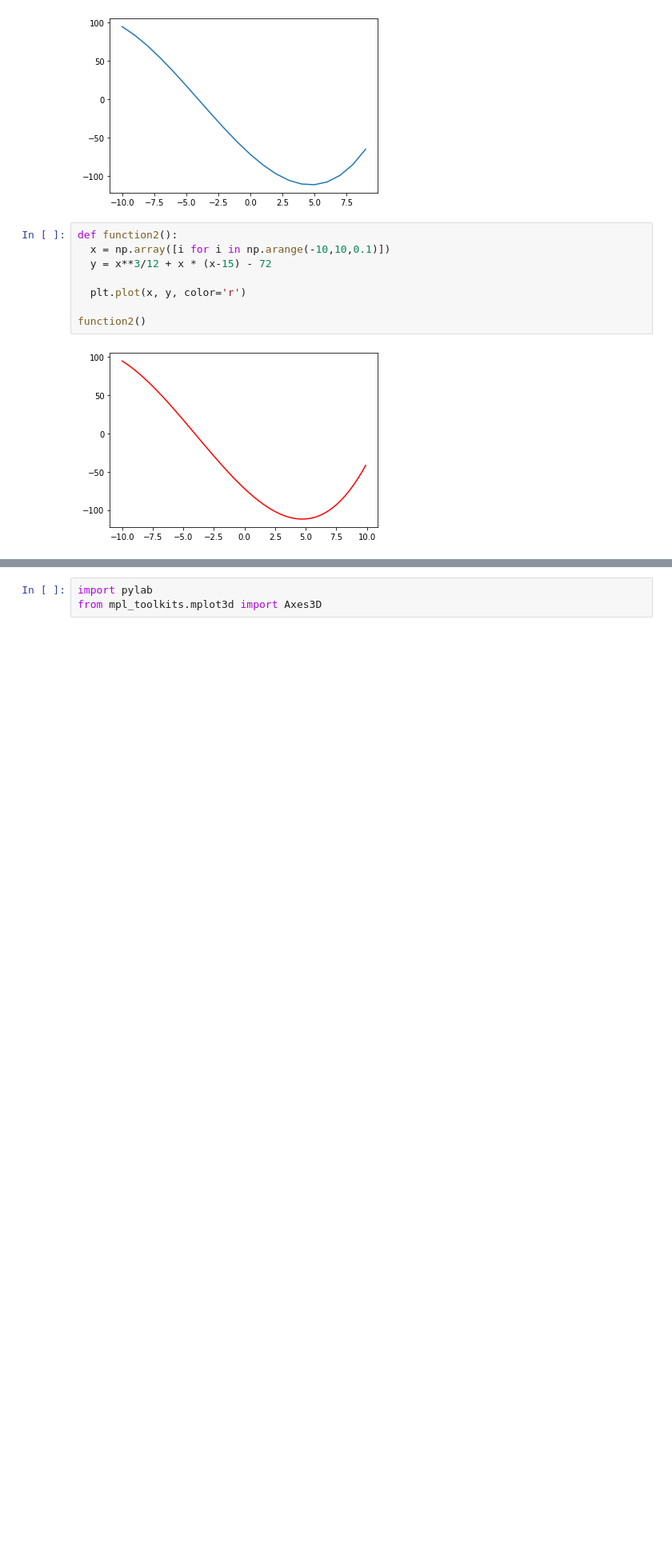
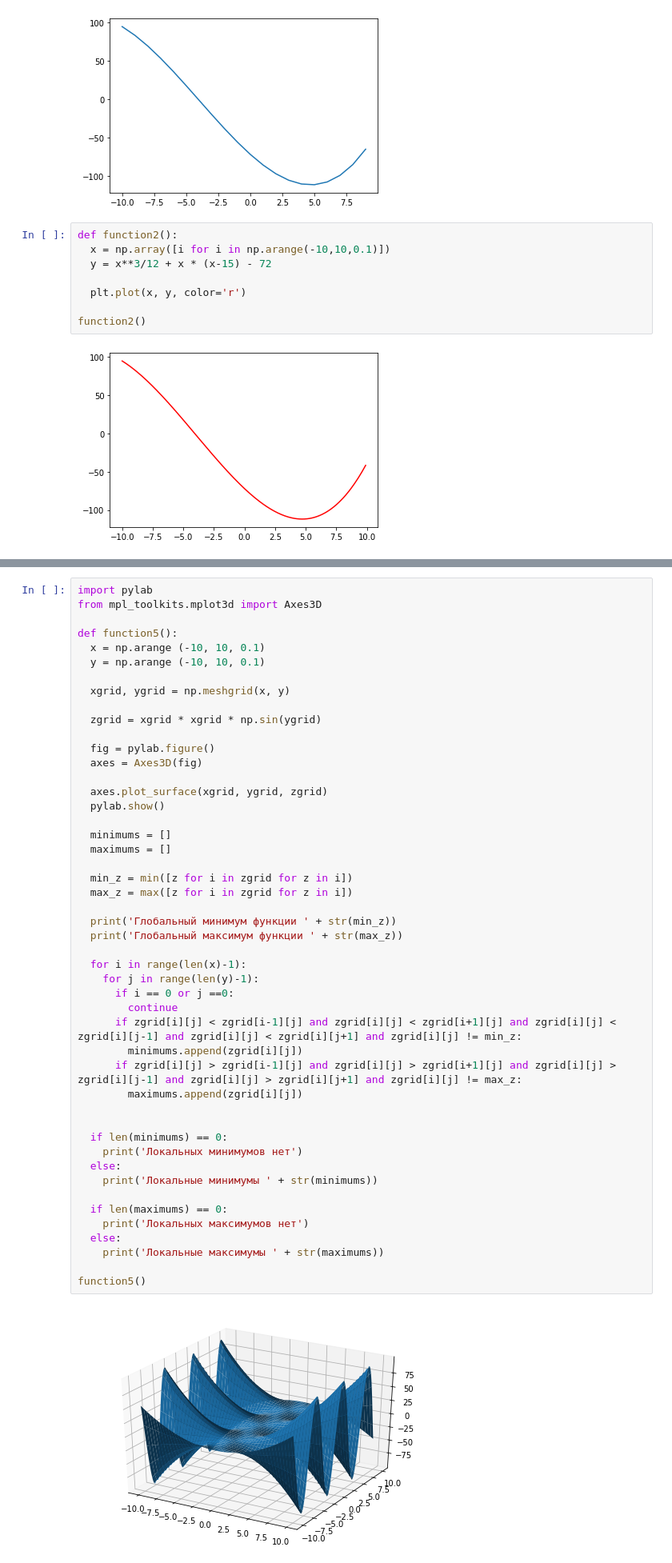
Before and after one commit to rvoljanin/neuraluniversity, a Jupyter notebook: notebooks/math/Exercise2.ipynb, the cells around one changed output, grey strips where cells are left out. Shown: that part at 80% size. Saved outputs shown, nothing was run; the diff lists cells and outputs as text; blank space fills up the shorter version.

```diff
--- a/notebooks/math/Exercise2.ipynb
+++ b/notebooks/math/Exercise2.ipynb
@@ -88,3 +92,50 @@ function4()
-# %%
-import pylab
-from mpl_toolkits.mplot3d import Axes3D
+# %%
+import pylab
+from mpl_toolkits.mplot3d import Axes3D
+
+def function5():
+  x = np.arange (-10, 10, 0.1)
+  y = np.arange (-10, 10, 0.1)
+
+  xgrid, ygrid = np.meshgrid(x, y)
+
+  zgrid = xgrid * xgrid * np.sin(ygrid)
+
+  fig = pylab.figure()
+  axes = Axes3D(fig)
+
+  axes.plot_surface(xgrid, ygrid, zgrid)
+  pylab.show()
+
+  minimums = []
+  maximums = []
+
+  min_z = min([z for i in zgrid for z in i])
+  max_z = max([z for i in zgrid for z in i])
+
+  print('Глобальный минимум функции ' + str(min_z))
+  print('Глобальный максимум функции ' + str(max_z))
+
+  for i in range(len(x)-1):
+    for j in range(len(y)-1):
+      if i == 0 or j ==0:
+        continue
+      if zgrid[i][j] < zgrid[i-1][j] and zgrid[i][j] < zgrid[i+1][j] and zgrid[i][j] < zgrid[i][j-1] and zgrid[i][j] < zgrid[i][j+1] and zgrid[i][j] != min_z:
+        minimums.append(zgrid[i][j])
+      if zgrid[i][j] > zgrid[i-1][j] and zgrid[i][j] > zgrid[i+1][j] and zgrid[i][j] > zgrid[i][j-1] and zgrid[i][j] > zgrid[i][j+1] and zgrid[i][j] != max_z:
+        maximums.append(zgrid[i][j])
+
+
+  if len(minimums) == 0:
+    print('Локальных минимумов нет')
+  else:
+    print('Локальные минимумы ' + str(minimums))
+
+  if len(maximums) == 0:
+    print('Локальных максимумов нет')
+  else:
+    print('Локальные максимумы ' + str(maximums))
+
+function5()
+# %% [output]
+[figure, added]
```
Also changed, not shown: parts of 3 cells of this notebook.
